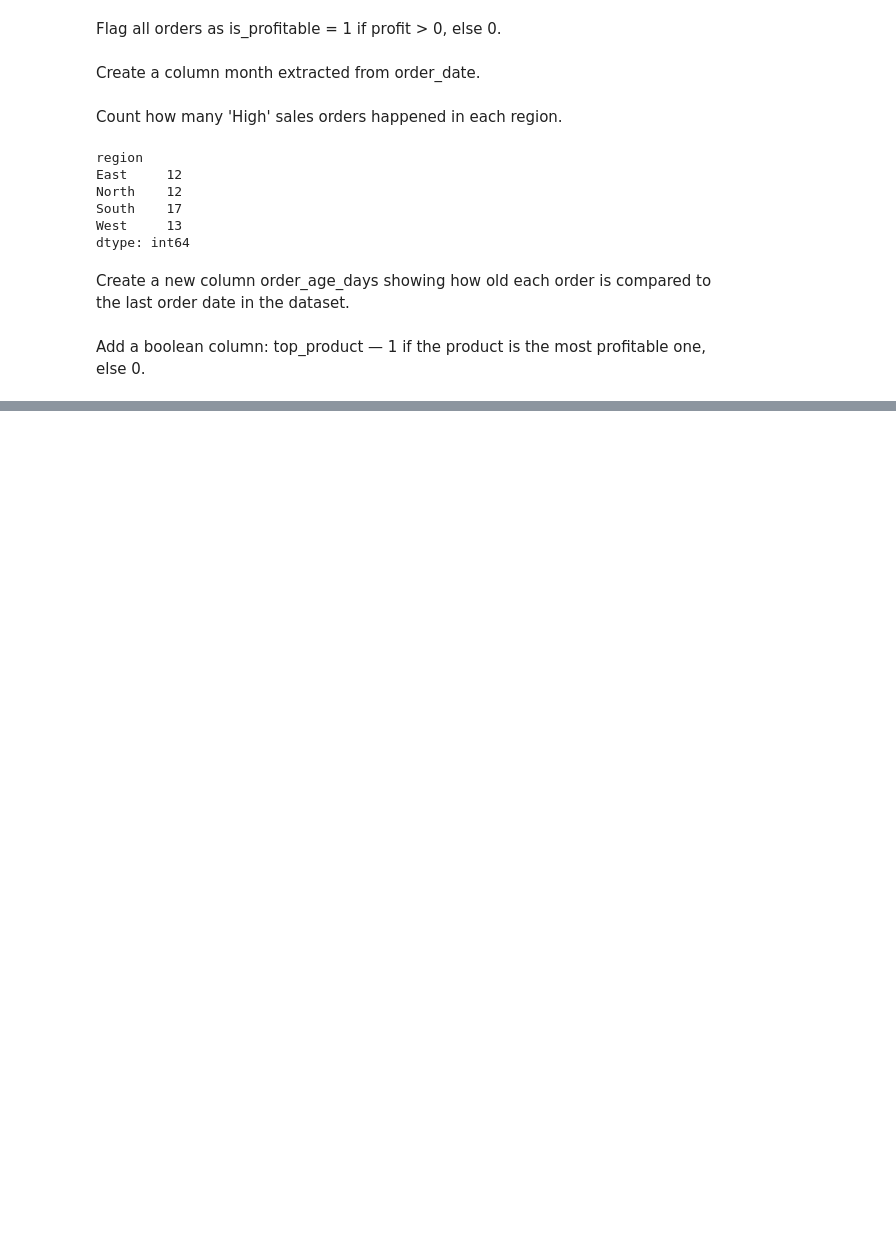
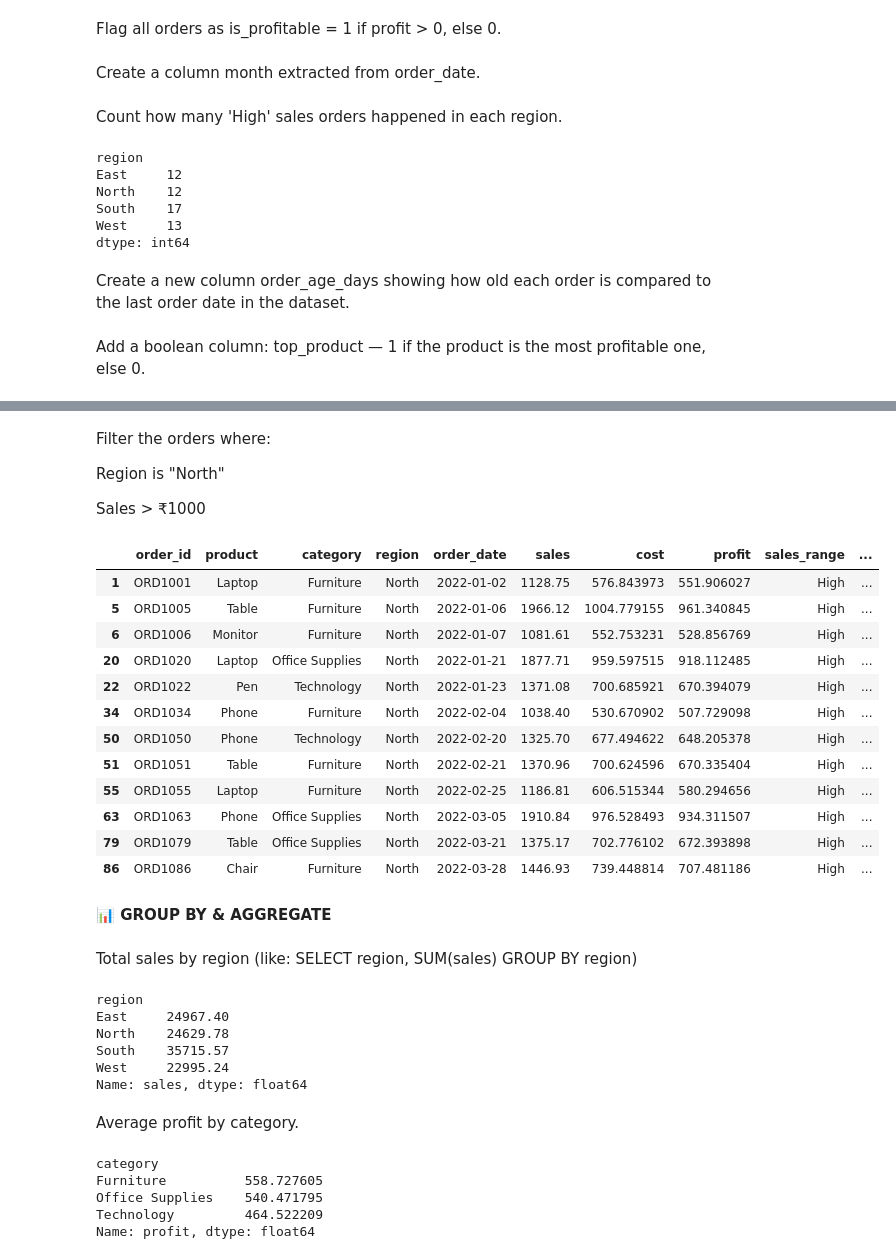
Before and after one commit to pratapjay/Sales_Data-Analytics, a Jupyter notebook: Sales_insights.ipynb, the cells around one changed output, grey strips where cells are left out. Saved outputs shown, nothing was run; the diff lists cells and outputs as text; code cells hidden in the pictures; blank space fills up the shorter version.

```diff
--- a/Sales_insights.ipynb
+++ b/Sales_insights.ipynb
@@ -583,0 +615,45 @@ df['top_product'] = df['product'].apply(lambda x: 1 if x == most_profitable_prod
+# %% [markdown]
+Filter the orders where:
+
+Region is "North"
+
+Sales > ₹1000
+# %%
+df[(df['region']=='North') & (df['sales']>1000)]
+# %% [output]
+|  | order_id | product | category | region | order_date | sales | cost | profit | sales_range | ... |
+| 1 | ORD1001 | Laptop | Furniture | North | 2022-01-02 | 1128.75 | 576.843973 | 551.906027 | High | ... |
+| 5 | ORD1005 | Table | Furniture | North | 2022-01-06 | 1966.12 | 1004.779155 | 961.340845 | High | ... |
+| 6 | ORD1006 | Monitor | Furniture | North | 2022-01-07 | 1081.61 | 552.753231 | 528.856769 | High | ... |
+| 20 | ORD1020 | Laptop | Office Supplies | North | 2022-01-21 | 1877.71 | 959.597515 | 918.112485 | High | ... |
+| 22 | ORD1022 | Pen | Technology | North | 2022-01-23 | 1371.08 | 700.685921 | 670.394079 | High | ... |
+| 34 | ORD1034 | Phone | Furniture | North | 2022-02-04 | 1038.40 | 530.670902 | 507.729098 | High | ... |
+| 50 | ORD1050 | Phone | Technology | North | 2022-02-20 | 1325.70 | 677.494622 | 648.205378 | High | ... |
+| 51 | ORD1051 | Table | Furniture | North | 2022-02-21 | 1370.96 | 700.624596 | 670.335404 | High | ... |
+| 55 | ORD1055 | Laptop | Furniture | North | 2022-02-25 | 1186.81 | 606.515344 | 580.294656 | High | ... |
+| 63 | ORD1063 | Phone | Office Supplies | North | 2022-03-05 | 1910.84 | 976.528493 | 934.311507 | High | ... |
+| 79 | ORD1079 | Table | Office Supplies | North | 2022-03-21 | 1375.17 | 702.776102 | 672.393898 | High | ... |
+| 86 | ORD1086 | Chair | Furniture | North | 2022-03-28 | 1446.93 | 739.448814 | 707.481186 | High | ... |
+# %% [markdown]
+**📊 GROUP BY & AGGREGATE**
+# %% [markdown]
+Total sales by region (like: SELECT region, SUM(sales) GROUP BY region)
+# %%
+df.groupby('region')['sales'].sum()
+# %% [output]
+region
+East     24967.40
+North    24629.78
+South    35715.57
+West     22995.24
+Name: sales, dtype: float64
+# %% [markdown]
+Average profit by category.
+# %%
+df.groupby('category')['profit'].mean()
+# %% [output]
+category
+Furniture          558.727605
+Office Supplies    540.471795
+Technology         464.522209
+Name: profit, dtype: float64
```
Also changed, not shown: parts of 23 cells of this notebook.
